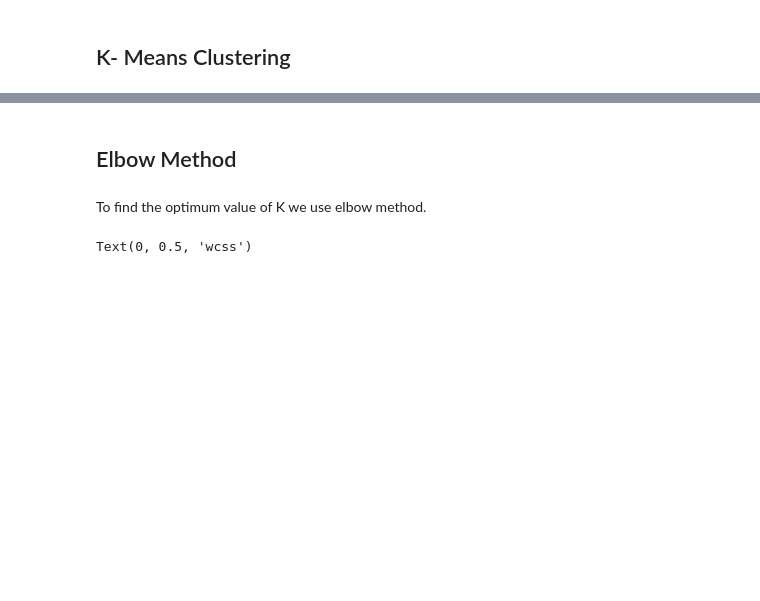
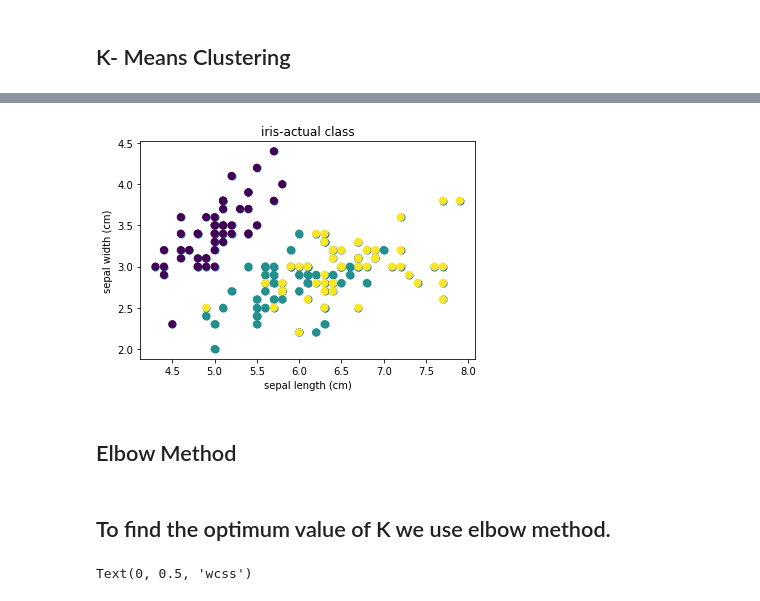
Before and after one commit to sawant1998/Spark-Foundation-Task, a Jupyter notebook: Task2#unsupervised ML.ipynb, the cells around one changed output, grey strips where cells are left out. Cells and saved outputs as stored; diff of their text form; code cells hidden in the pictures; blank space fills up the shorter version.

```diff
--- a/Task2#unsupervised ML.ipynb
+++ b/Task2#unsupervised ML.ipynb
@@ -57,0 +12,3 @@ array([[5.1, 3.5, 1.4, 0.2],
+# %%
+from sklearn.datasets import load_iris
+data=load_iris()
@@ -57,0 +47,3 @@ array([[5.1, 3.5, 1.4, 0.2],
+# %%
+Y=data.target # target True
+Y
@@ -58,7 +58,17 @@ array([[5.1, 3.5, 1.4, 0.2],
+# %%
+plt.scatter(X[:, 0], X[:, 1], s=50);
+plt.scatter(X[:, 0], X[:, 1], c=Y,s=50, cmap='viridis')
+plt.title('iris-actual class')
+plt.xlabel('sepal length (cm)')
+plt.ylabel('sepal width (cm)')
+plt.show()
+# Two dimension  plot
+# %% [output]
+[figure, added]
 # %% [markdown]
 ## Elbow Method
 # %% [markdown]
-To find the optimum value of K we use elbow method.
+## To find the optimum value of K we use elbow method.
 # %%
 # elbow method to find optimal number of clusters
 # inertia(minimizing criteria) is the sum of squared error for each cluster.
```
Also changed, not shown: parts of 14 cells of this notebook.
